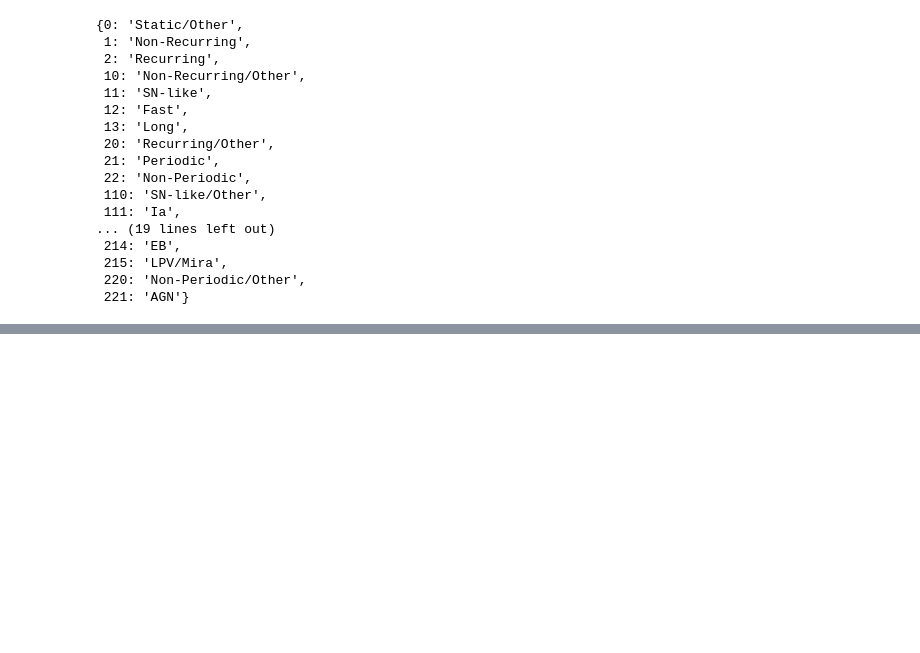
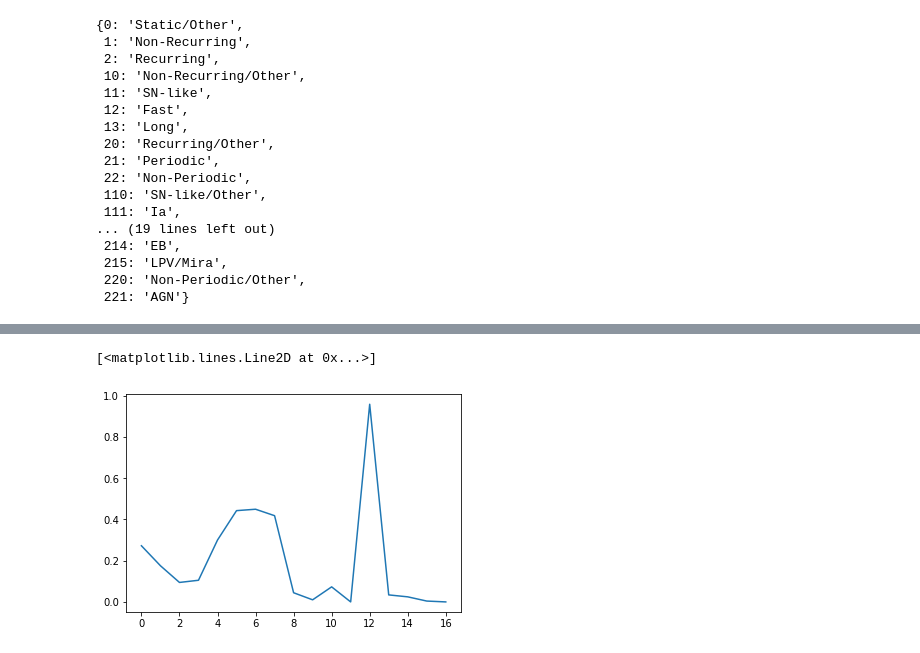
Before and after one commit to josephy02/elasticc_metrics, a Jupyter notebook: query_for_probabilistic_metrics.ipynb, the cells around one changed output, grey strips where cells are left out. Saved outputs shown, nothing was run; the diff lists cells and outputs as text; code cells hidden in the pictures; blank space fills up the shorter version.

```diff
--- a/query_for_probabilistic_metrics.ipynb
+++ b/query_for_probabilistic_metrics.ipynb
@@ -121,0 +332,12 @@ classname
+# %%
+# This is not the right way to bin.  We have to think harder about this.
+# If there are more observations of some objectds, those objects will
+# get overweighted.
+onebroker['tbin'] = numpy.floor( ( onebroker['Δt'] + 20 ) / 5. )
+# %%
+thing = onebroker.groupby( 'tbin' )['probability'].apply( 'mean' )
+# %%
+plt.plot(thing)
+# %% [output]
+[<matplotlib.lines.Line2D at 0x...>]
+[figure, added]
```
Also changed, not shown: parts of 13 cells of this notebook.
